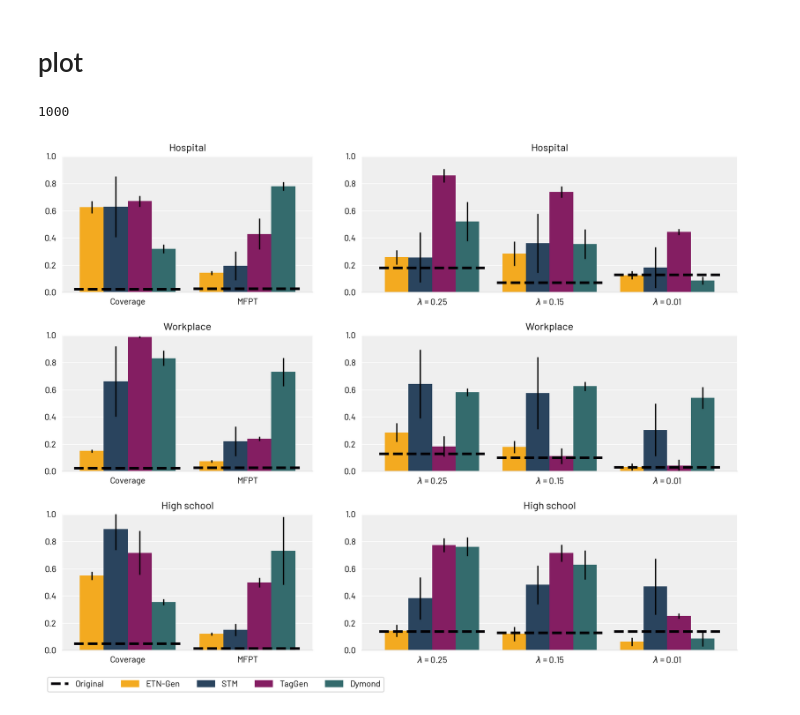
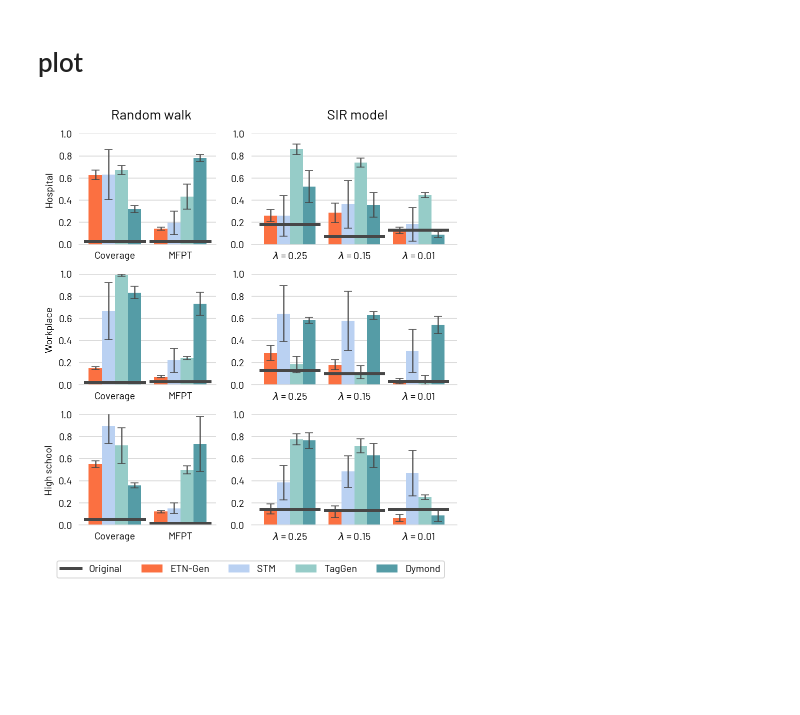
Before and after one commit to AntonioLonga/ETNgen, a Jupyter notebook: Evaluation/Dynamic-Multiple run.ipynb, the cells around one changed output. Drawn from its saved outputs; the diff is of its cells as text; code cells hidden in the pictures; blank space fills up the shorter version.

```diff
--- a/Evaluation/Dynamic-Multiple run.ipynb
+++ b/Evaluation/Dynamic-Multiple run.ipynb
@@ -560,10 +582,6 @@ mfpt = load_mfpt(file_name)
 
 x = np.arange(2)
 cov_ms, mfpt_ms = compute_ks_cov_mfpt(cov,mfpt)
-# %%
-len(cov[0])
-# %% [output]
-1000
 # %%
 def compute_ks_r0(la25,la15,la01):
     orig_25 = la25[0]
@@ -649,19 +668,48 @@ ETN_COLOR = "#F3AA20"
 STM_COLOR = "#2A445E"
 TAG_COLOR = "#841E62"
 DYM_COLOR = "#346B6D"
+
+
+
+
+
+
+ORIGINAL_COLOR = '#474747' #dark grey
+ETN_COLOR =  '#fb7041' #'#E5865E' # arancio
+TAG_COLOR = '#96ccc8' # light blue
+STM_COLOR = '#bad1f2' #8F2E27' # rosso
+DYM_COLOR = '#559ca6' # teal
+
+
+
+line_width = 1.5
 # %%
-fig, ax = plt.subplots(3,2, figsize=(12,9), gridspec_kw={'width_ratios': [2, 3]})
-fig.tight_layout(pad=3.0)
+fig, ax = plt.subplots(3,2, figsize=(6,6), gridspec_kw={'width_ratios': [2, 3]})
+fig.tight_layout(h_pad=1,w_pad=0)
+
+
+fig.text(0.16, 1, 'Random walk',fontdict={'size':14})
+fig.text(0.66, 1, 'SIR model',fontdict={'size':14})
+
 plot_cov_mfpt(ax[0][0],"LH10")
 plot_r0(ax[0][1],"LH10")
 
 plot_cov_mfpt(ax[1][0],"InVS13")
 plot_r0(ax[1][1],"InVS13")
 
-
 plot_cov_mfpt(ax[2][0],"High_School11",legend=True)
 plot_r0(ax[2][1],"High_School11",legend=True)
 
-#fig.savefig("dynamic_main_test_WithE.pdf", bbox_inches = 'tight')
+legend_elements = [Line2D([0], [0], color=ORIGINAL_COLOR, lw=3,label='Original'),
+                   Patch(facecolor=ETN_COLOR, edgecolor=ETN_COLOR,label='ETN-Gen'),
+                   Patch(facecolor=STM_COLOR, edgecolor=STM_COLOR,label='STM'),
+                   Patch(facecolor=TAG_COLOR, edgecolor=TAG_COLOR,label='TagGen'),
+                   Patch(facecolor=DYM_COLOR, edgecolor=DYM_COLOR,label='Dymond')]
+
+# Create the figure
+ax[2][0].legend(handles=legend_elements,loc='center left', bbox_to_anchor=(-0.2, -0.4),ncol=5)
+
+
+fig.savefig("dynamic_main_test_WithE_V3.pdf", bbox_inches = 'tight')
 # %% [output]
-[figure, old version]
+[figure, new version]
```
Also changed, not shown: parts of 10 cells of this notebook, 30 other files.
